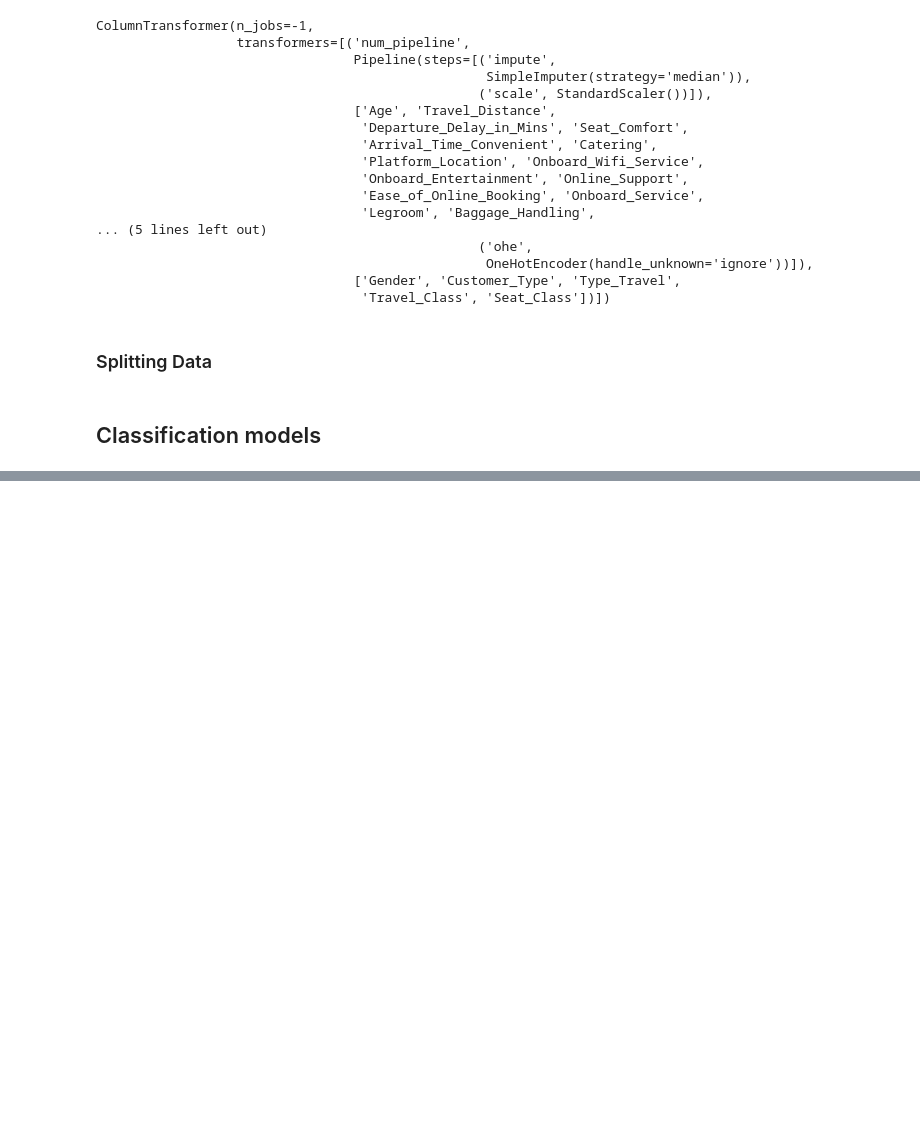
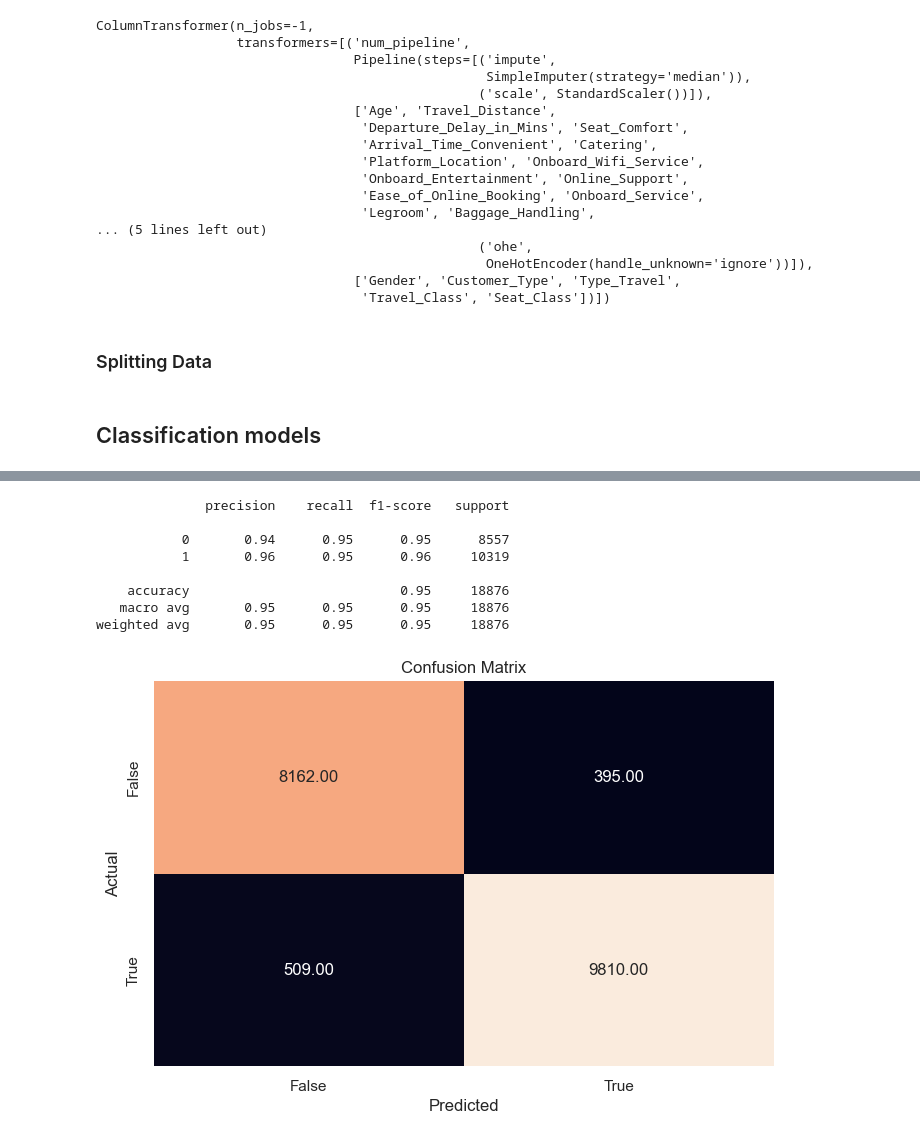
Before and after one commit to agraglez/shinkansen-travel-experience, a Jupyter notebook: notebooks/shinkansen_travel_experience.ipynb, the cells around one changed output, grey strips where cells are left out. Drawn from its saved outputs; the diff is of its cells as text; code cells hidden in the pictures; blank space fills up the shorter version.

```diff
--- a/notebooks/shinkansen_travel_experience.ipynb
+++ b/notebooks/shinkansen_travel_experience.ipynb
@@ -539,0 +689,14 @@ gradient_boost: 0.924136469591015
+# %%
+#Checking performance on test data
+y_pred = rf_f_pipeline.predict(X_test)
+metrics_score(y_test, y_pred)
+# %% [output]
+              precision    recall  f1-score   support
+
+           0       0.94      0.95      0.95      8557
+           1       0.96      0.95      0.96     10319
+
+    accuracy                           0.95     18876
+   macro avg       0.95      0.95      0.95     18876
+weighted avg       0.95      0.95      0.95     18876
+[figure, added]
```
Also changed, not shown: parts of 16 cells of this notebook.
